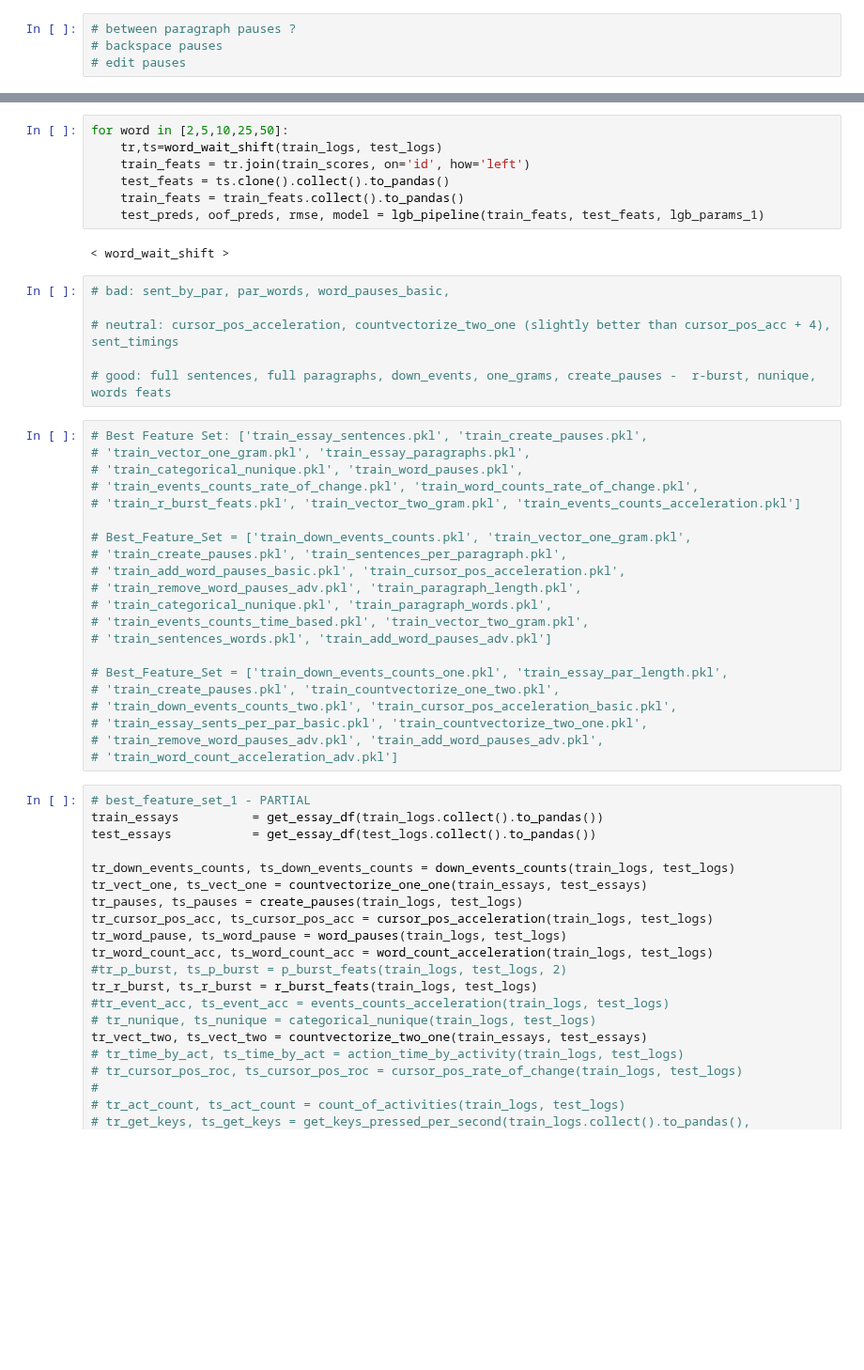
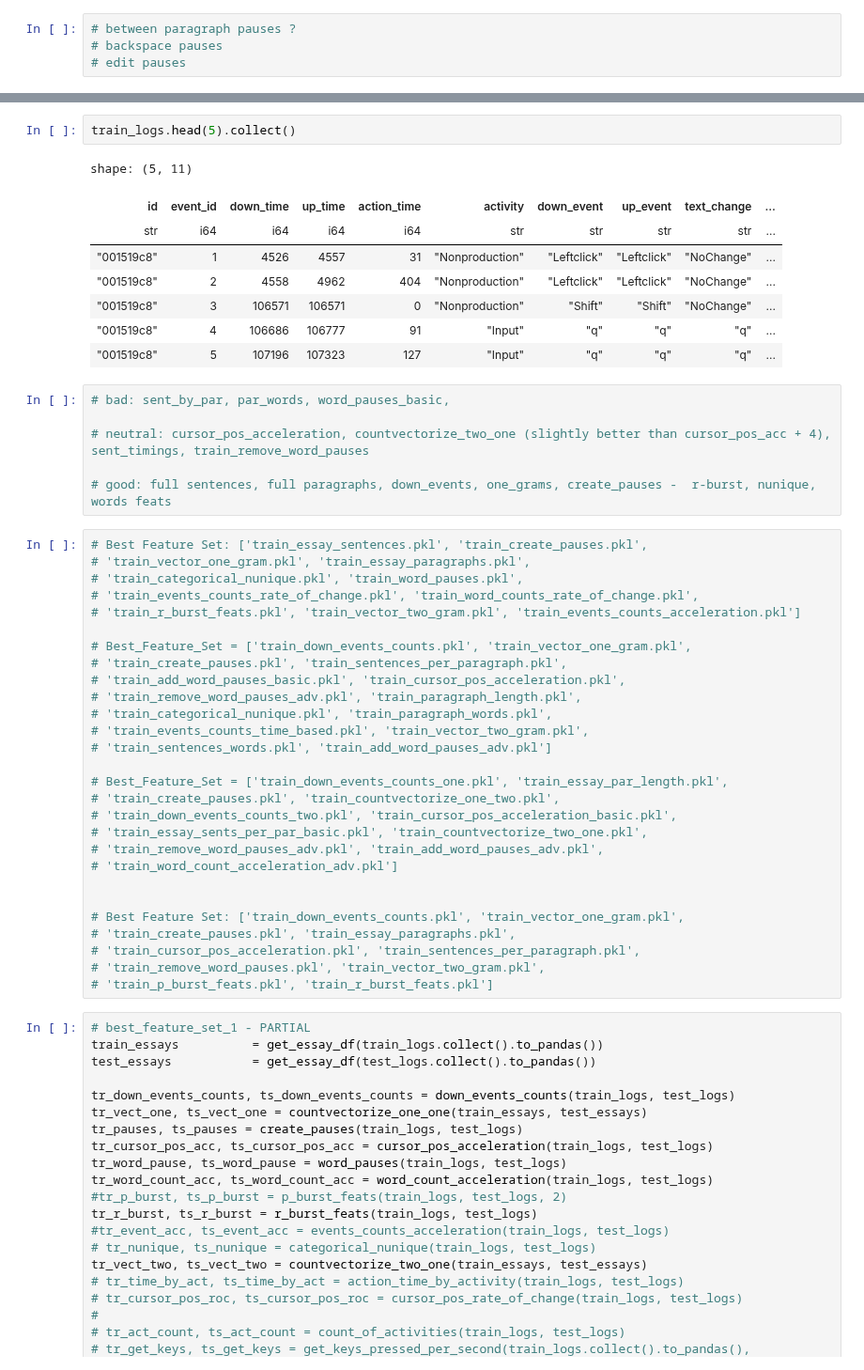
Before and after one commit to uallende/linking_writing_quality, a Jupyter notebook: lqw-clean.ipynb, the cells around one changed output, grey strips where cells are left out. Shown at 94% size. Drawn from its saved outputs; the diff is of its cells as text; blank space fills up the shorter version.

```diff
--- a/lqw-clean.ipynb
+++ b/lqw-clean.ipynb
@@ -86,16 +22,18 @@ def word_wait_shift(train_logs, test_logs,shift):
-# %%
-for word in [2,5,10,25,50]:
-    tr,ts=word_wait_shift(train_logs, test_logs)
-    train_feats = tr.join(train_scores, on='id', how='left')
-    test_feats = ts.clone().collect().to_pandas()
-    train_feats = train_feats.collect().to_pandas()
-    test_preds, oof_preds, rmse, model = lgb_pipeline(train_feats, test_feats, lgb_params_1)
-# %% [output]
-< word_wait_shift >
+# %%
+train_logs.head(5).collect()
+# %% [output]
+shape: (5, 11)
+| id | event_id | down_time | up_time | action_time | activity | down_event | up_event | text_change | ... |
+| str | i64 | i64 | i64 | i64 | str | str | str | str | ... |
+| "001519c8" | 1 | 4526 | 4557 | 31 | "Nonproduction" | "Leftclick" | "Leftclick" | "NoChange" | ... |
+| "001519c8" | 2 | 4558 | 4962 | 404 | "Nonproduction" | "Leftclick" | "Leftclick" | "NoChange" | ... |
+| "001519c8" | 3 | 106571 | 106571 | 0 | "Nonproduction" | "Shift" | "Shift" | "NoChange" | ... |
+| "001519c8" | 4 | 106686 | 106777 | 91 | "Input" | "q" | "q" | "q" | ... |
+| "001519c8" | 5 | 107196 | 107323 | 127 | "Input" | "q" | "q" | "q" | ... |
 # %%
 # bad: sent_by_par, par_words, word_pauses_basic,
 
-# neutral: cursor_pos_acceleration, countvectorize_two_one (slightly better than cursor_pos_acc + 4),  sent_timings
+# neutral: cursor_pos_acceleration, countvectorize_two_one (slightly better than cursor_pos_acc + 4),  sent_timings, train_remove_word_pauses
 
 # good: full sentences, full paragraphs, down_events, one_grams, create_pauses -  r-burst, nunique, words feats
 # %%
@@ -119,6 +57,13 @@ for word in [2,5,10,25,50]:
 # 'train_essay_sents_per_par_basic.pkl', 'train_countvectorize_two_one.pkl',
 # 'train_remove_word_pauses_adv.pkl', 'train_add_word_pauses_adv.pkl',
 # 'train_word_count_acceleration_adv.pkl']
+
+
+# Best Feature Set: ['train_down_events_counts.pkl', 'train_vector_one_gram.pkl',
+# 'train_create_pauses.pkl', 'train_essay_paragraphs.pkl',
+# 'train_cursor_pos_acceleration.pkl', 'train_sentences_per_paragraph.pkl',
+# 'train_remove_word_pauses.pkl', 'train_vector_two_gram.pkl',
+# 'train_p_burst_feats.pkl', 'train_r_burst_feats.pkl']
 # %%
 # best_feature_set_1 - PARTIAL
 train_essays          = get_essay_df(train_logs.collect().to_pandas())
```
Also changed, not shown: parts of 2 cells of this notebook, 5 other files.
